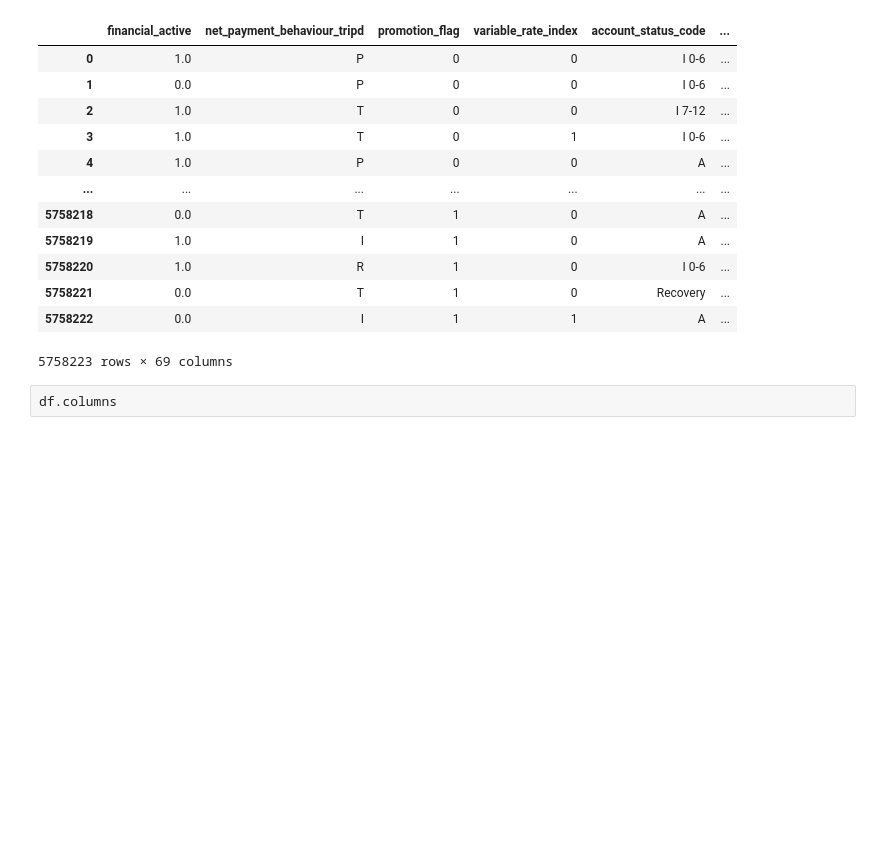
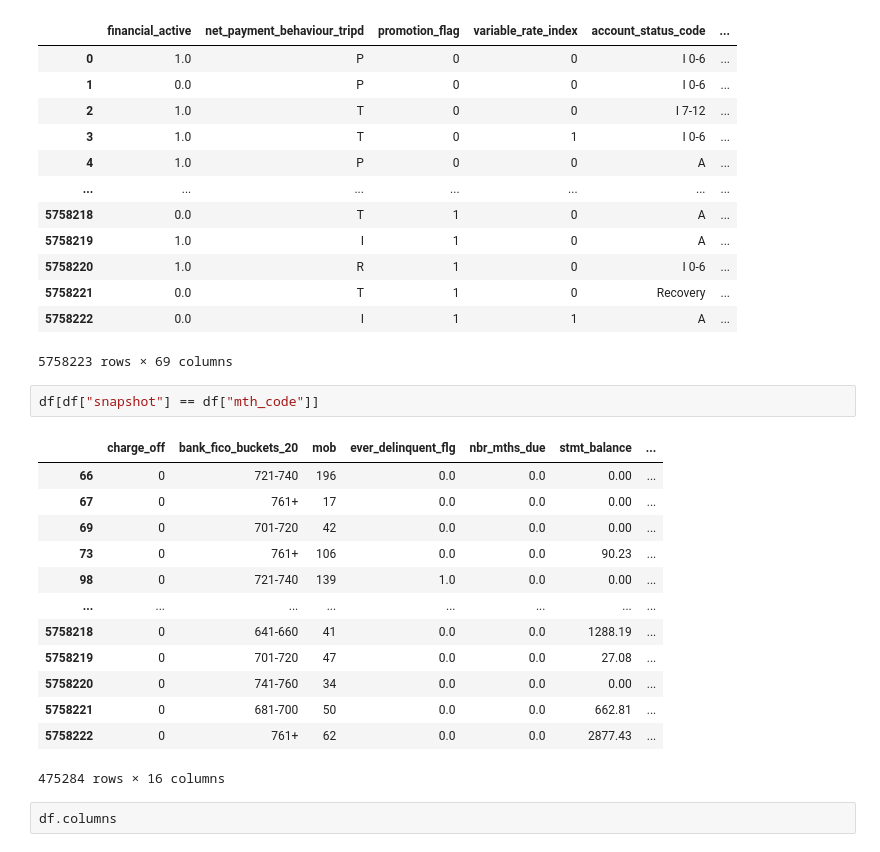
Before and after one commit to yaswant2403/datathon2023, a Jupyter notebook: basic_analysis.ipynb, the cells around one changed output. Saved outputs shown, nothing was run; the diff lists cells and outputs as text; blank space fills up the shorter version.

```diff
--- a/basic_analysis.ipynb
+++ b/basic_analysis.ipynb
@@ -16,6 +16,22 @@ df
 | 5758221 | 0.0 | T | 1 | 0 | Recovery | ... |
 | 5758222 | 0.0 | I | 1 | 1 | A | ... |
 5758223 rows × 69 columns
+# %%
+df[df["snapshot"] == df["mth_code"]]
+# %% [output]
+|  | charge_off | bank_fico_buckets_20 | mob | ever_delinquent_flg | nbr_mths_due | stmt_balance | ... |
+| 66 | 0 | 721-740 | 196 | 0.0 | 0.0 | 0.00 | ... |
+| 67 | 0 | 761+ | 17 | 0.0 | 0.0 | 0.00 | ... |
+| 69 | 0 | 701-720 | 42 | 0.0 | 0.0 | 0.00 | ... |
+| 73 | 0 | 761+ | 106 | 0.0 | 0.0 | 90.23 | ... |
+| 98 | 0 | 721-740 | 139 | 1.0 | 0.0 | 0.00 | ... |
+| ... | ... | ... | ... | ... | ... | ... | ... |
+| 5758218 | 0 | 641-660 | 41 | 0.0 | 0.0 | 1288.19 | ... |
+| 5758219 | 0 | 701-720 | 47 | 0.0 | 0.0 | 27.08 | ... |
+| 5758220 | 0 | 741-760 | 34 | 0.0 | 0.0 | 0.00 | ... |
+| 5758221 | 0 | 681-700 | 50 | 0.0 | 0.0 | 662.81 | ... |
+| 5758222 | 0 | 761+ | 62 | 0.0 | 0.0 | 2877.43 | ... |
+475284 rows × 16 columns
 # %%
 df.columns
 # %% [output]
```
Also changed, not shown: parts of 27 cells of this notebook, 1 other file.
